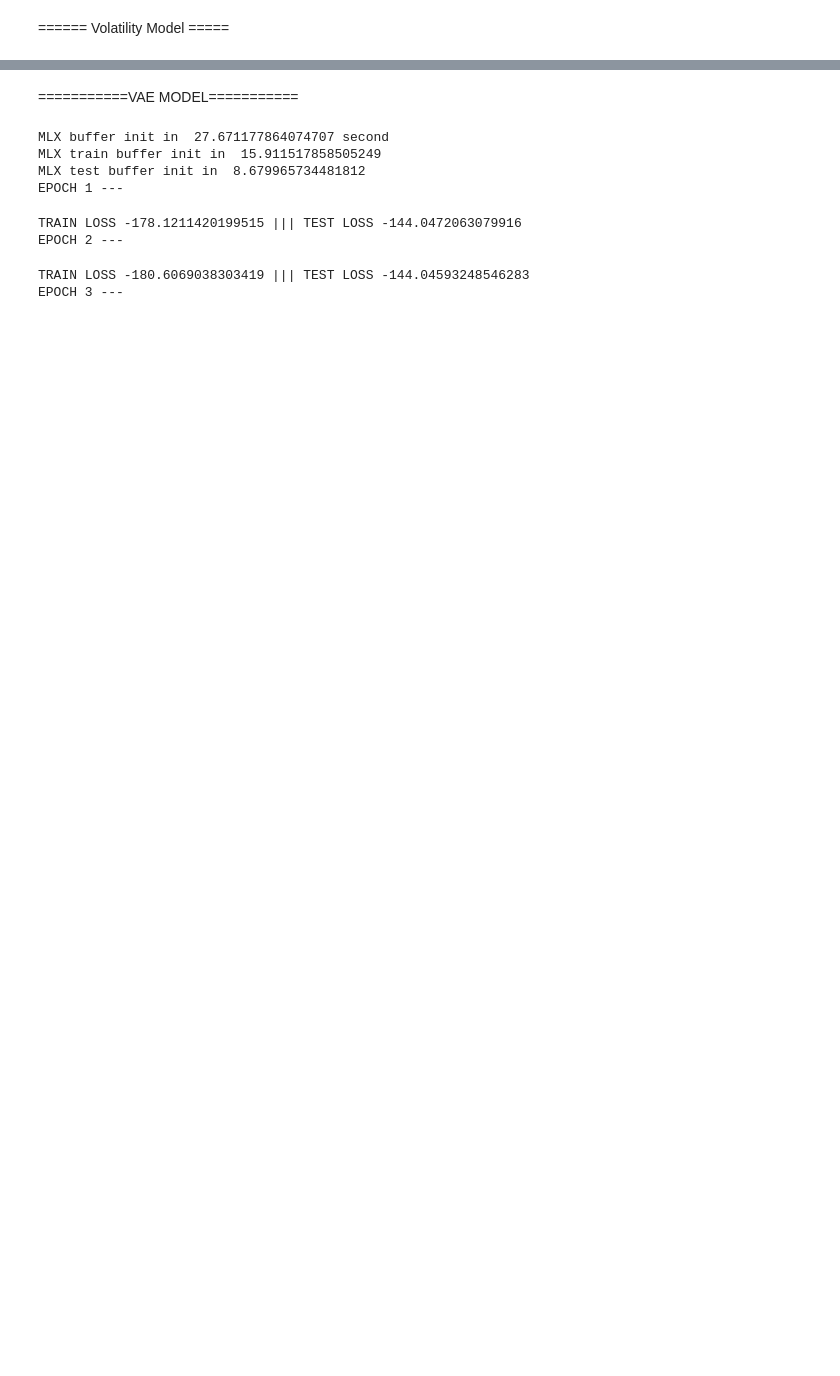
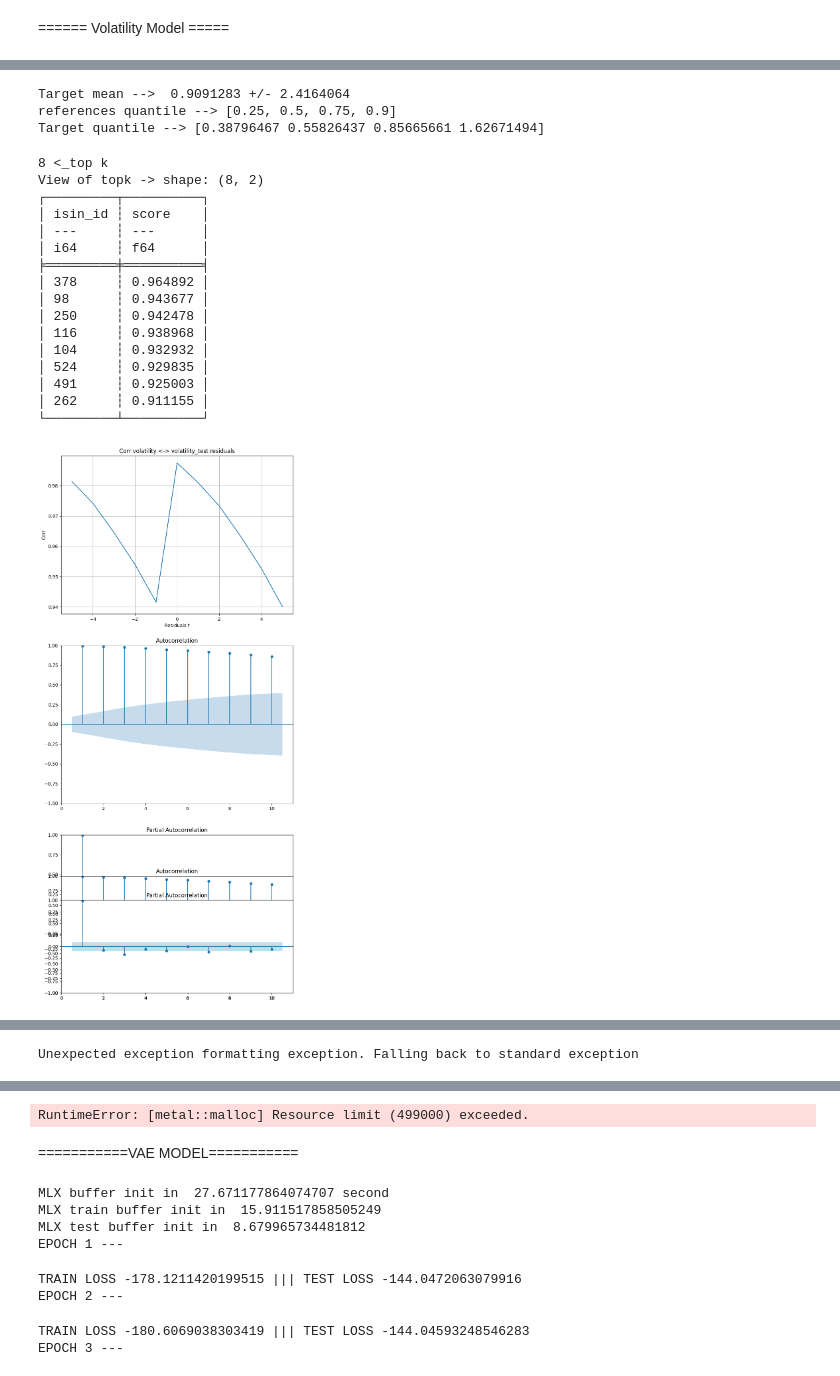
Before and after one commit to ArseneD10/clustering-euronext-trades, a Jupyter notebook: notebook.ipynb, the cells around one changed output, grey strips where cells are left out. Drawn from its saved outputs; the diff is of its cells as text; code cells hidden in the pictures; blank space fills up the shorter version.

Commit message:
add analysis tool

```diff
--- a/notebook.ipynb
+++ b/notebook.ipynb
@@ -122,29 +115,51 @@ TRAIN LOSS 0.00296941258802196 ||| TEST LOSS 0.0024402859025342886
 # %%
 from src.analysis import analyse_volatility_residuals
 from src.volatility_nn import VolatilityPredictor
 from src.config import VolatilityConfig
 
-TRAIN_SIZE=0.7
+TRAIN_SIZE=0.95
 
 volatility_config = VolatilityConfig(
     hidden_size=32,
     activation=ReLU,
     dropout_rate=0.2
 )
+
 
 volatility_model = VolatilityPredictor(encoder_config=encoder_config, volatility_config=volatility_config)
 volatility_model.load_weights("weight/volatility_model.safetensors")
 mx.eval(volatility_model.parameters())
 
 sequence_data = get_volatility_seq(dataset, categorical_col=CATEGORIAL_COLUMNS, continous_col=CONTINUOUS_COLUMNS, sq_size=SEQUENCE_SIZE)
 buffer = dx.buffer_from_vector(sequence_data)
 
 train_lenght = int(len(buffer)*TRAIN_SIZE)
 buffer_train = dx.buffer_from_vector([buffer[i] for i in range(train_lenght)])
 buffer_test = dx.buffer_from_vector([buffer[i] for i in range(train_lenght, len(buffer))])
 
-volatility_sequence_train = mx.array([buffer_train[i]["target"] for i in range(len(buffer_train))], dtype=mx.float32)
-volatility_sequence_test = mx.array([buffer_test[i]["target"] for i in range(len(buffer_test))], dtype=mx.float32)
+volatility_sequence_train = mx.array([[float(buffer_train[i]["target"]), int(buffer_train[i]["categorical"][0, 1])]for i in range(len(buffer_train))], dtype=mx.float32)
+volatility_sequence_test = mx.array([[float(buffer_test[i]["target"]), int(buffer_test[i]["categorical"][0, 1])] for i in range(len(buffer_test))], dtype=mx.float32)
 
-analyse_volatility_residuals(model=volatility_model, buffer=buffer_train, volatility_sequence=volatility_sequence_train, categorical_col=CATEGORIAL_COLUMNS,save_fig = True, name="volatility_train")
-analyse_volatility_residuals(model=volatility_model, buffer=buffer_test, volatility_sequence=volatility_sequence_test, categorical_col=CATEGORIAL_COLUMNS,save_fig = True, name="volatility_test")
+analyse_volatility_residuals(model=volatility_model, buffer=buffer_test, volatility_sequence=volatility_sequence_test, scale=VOLATILITY_SCALE, categorical_col=CATEGORIAL_COLUMNS, save_fig = True, name="volatility_test")
+analyse_volatility_residuals(model=volatility_model, buffer=buffer_train, volatility_sequence=volatility_sequence_train, scale=VOLATILITY_SCALE, categorical_col=CATEGORIAL_COLUMNS,save_fig = True, name="volatility_train")
+# %% [output]
+Target mean -->  0.9091283 +/- 2.4164064
+references quantile --> [0.25, 0.5, 0.75, 0.9]
+Target quantile --> [0.38796467 0.55826437 0.85665661 1.62671494]
+8 <_top k
+View of topk -> shape: (8, 2)
+┌─────────┬──────────┐
+│ isin_id ┆ score    │
+│ ---     ┆ ---      │
+│ i64     ┆ f64      │
+╞═════════╪══════════╡
+│ 378     ┆ 0.964892 │
+│ 98      ┆ 0.943677 │
+│ 250     ┆ 0.942478 │
+│ 116     ┆ 0.938968 │
+│ 104     ┆ 0.932932 │
+│ 524     ┆ 0.929835 │
+│ 491     ┆ 0.925003 │
+│ 262     ┆ 0.911155 │
+└─────────┴──────────┘
+[figure, added]
@@ -150,0 +173 @@ analyse_volatility_residuals(model=volatility_model, buffer=buffer_test, volatil
+Unexpected exception formatting exception. Falling back to standard exception
@@ -151,3 +191,23 @@ analyse_volatility_residuals(model=volatility_model, buffer=buffer_test, volatil
+# %%
+import importlib
+import src.analysis
+importlib.reload(src.analysis)
+from src.analysis import plot_hook_path, get_volatility_model_activation, get_hook_similiarity
+
+tree_activation = get_volatility_model_activation(model=volatility_model,
+                                                  buffer=buffer_test,
+                                                  categorical_col=CATEGORIAL_COLUMNS,
+                                                  scale= VOLATILITY_SCALE)
+
+score, avg_score = get_hook_similiarity(tree=tree_activation, top_layer=0.3)
+print("avg score->", avg_score)
+print("score->", score)
+
+for isin in list(tree_activation.keys()):
+    print(f"====FIGURE  {isin}====")
+    plot_hook_path(tree_activation[isin])
+# %% [output]
+RuntimeError: [metal::malloc] Resource limit (499000) exceeded.
 # %% [markdown]
 ===========VAE MODEL===========
 # %%
```
Also changed, not shown: parts of 8 cells of this notebook, 13 other files.
